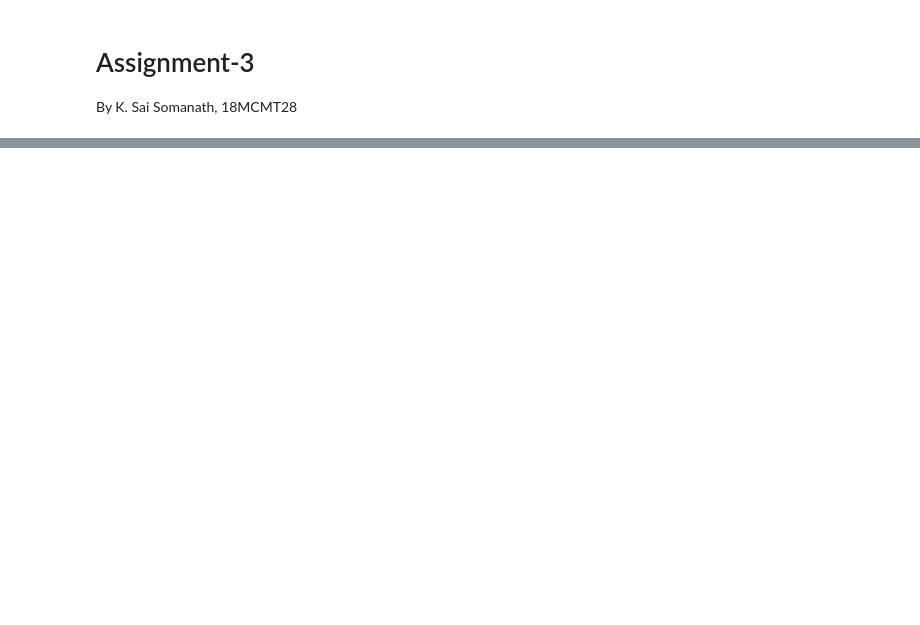
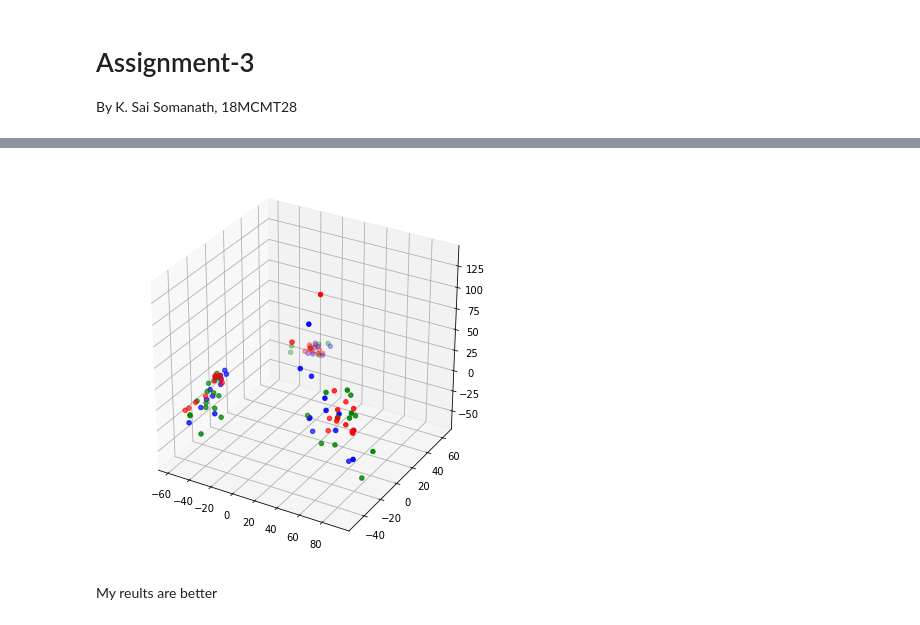
Before and after one commit to saisk8/Pattern-Recognition, a Jupyter notebook: Assignment-3/Assignment-3.ipynb, the cells around one changed output, grey strips where cells are left out. Saved outputs shown, nothing was run; the diff lists cells and outputs as text; code cells hidden in the pictures; blank space fills up the shorter version.

```diff
--- a/Assignment-3/Assignment-3.ipynb
+++ b/Assignment-3/Assignment-3.ipynb
@@ -76,0 +92,13 @@ plt.show()
+# %%
+fig = plt.figure(figsize=(7,7))
+ax = fig.add_subplot(111, projection='3d')
+ax.scatter(region1[:, 0], region1[:, 1], region1[:, 2], c='r')
+ax.scatter(region2[:, 0], region2[:, 1], region2[:, 2], c='g')
+ax.scatter(region3[:, 0], region3[:, 1], region3[:, 2], c='b')
+
+# ax.scatter(centroids1[:, 0], centroids1[:, 1], centroids1[:, 2], c='k', marker='x')
+plt.show()
+# %% [output]
+[figure, added]
+# %% [markdown]
+My reults are better
```
Also changed, not shown: parts of 19 cells of this notebook, 3 other files.
